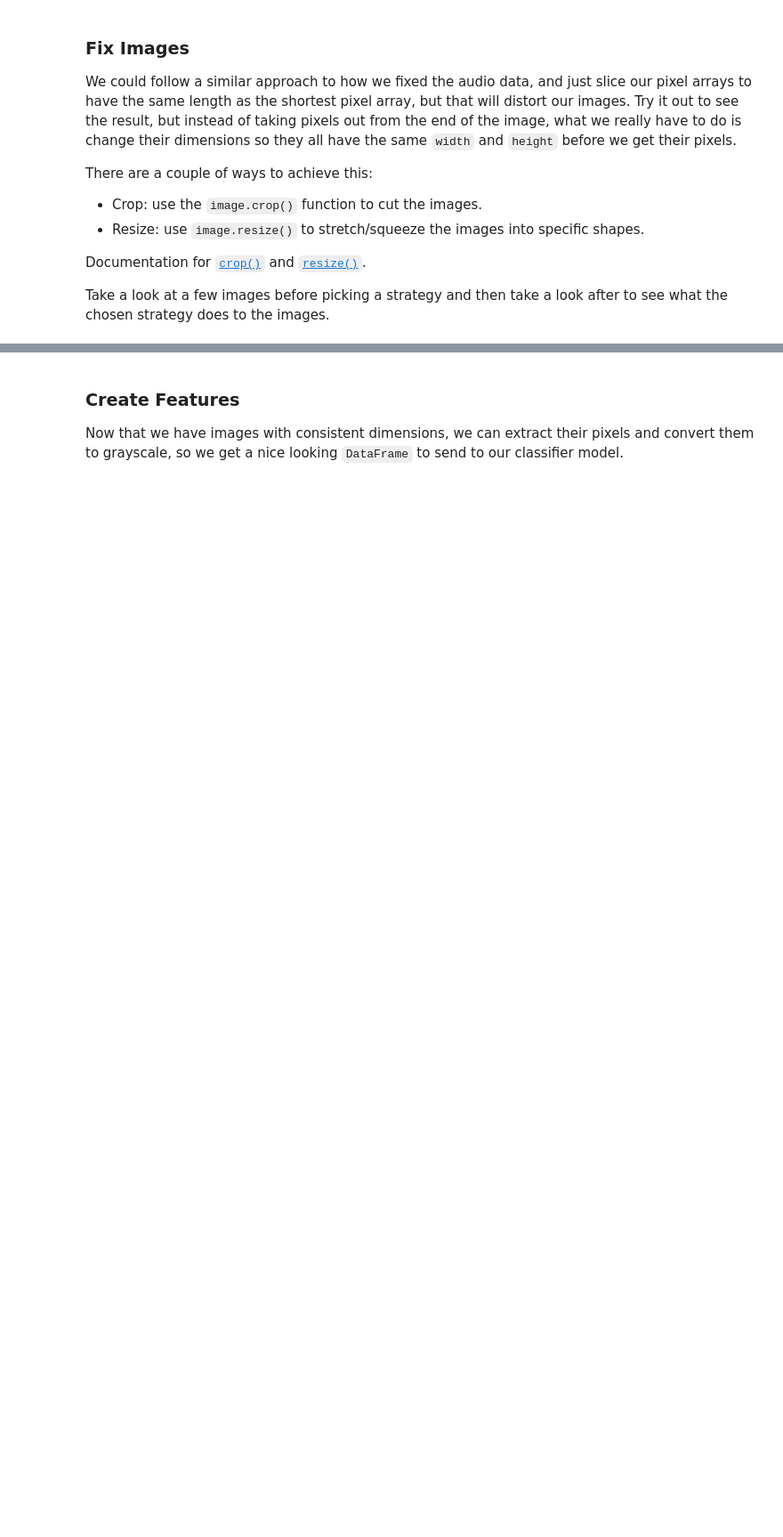
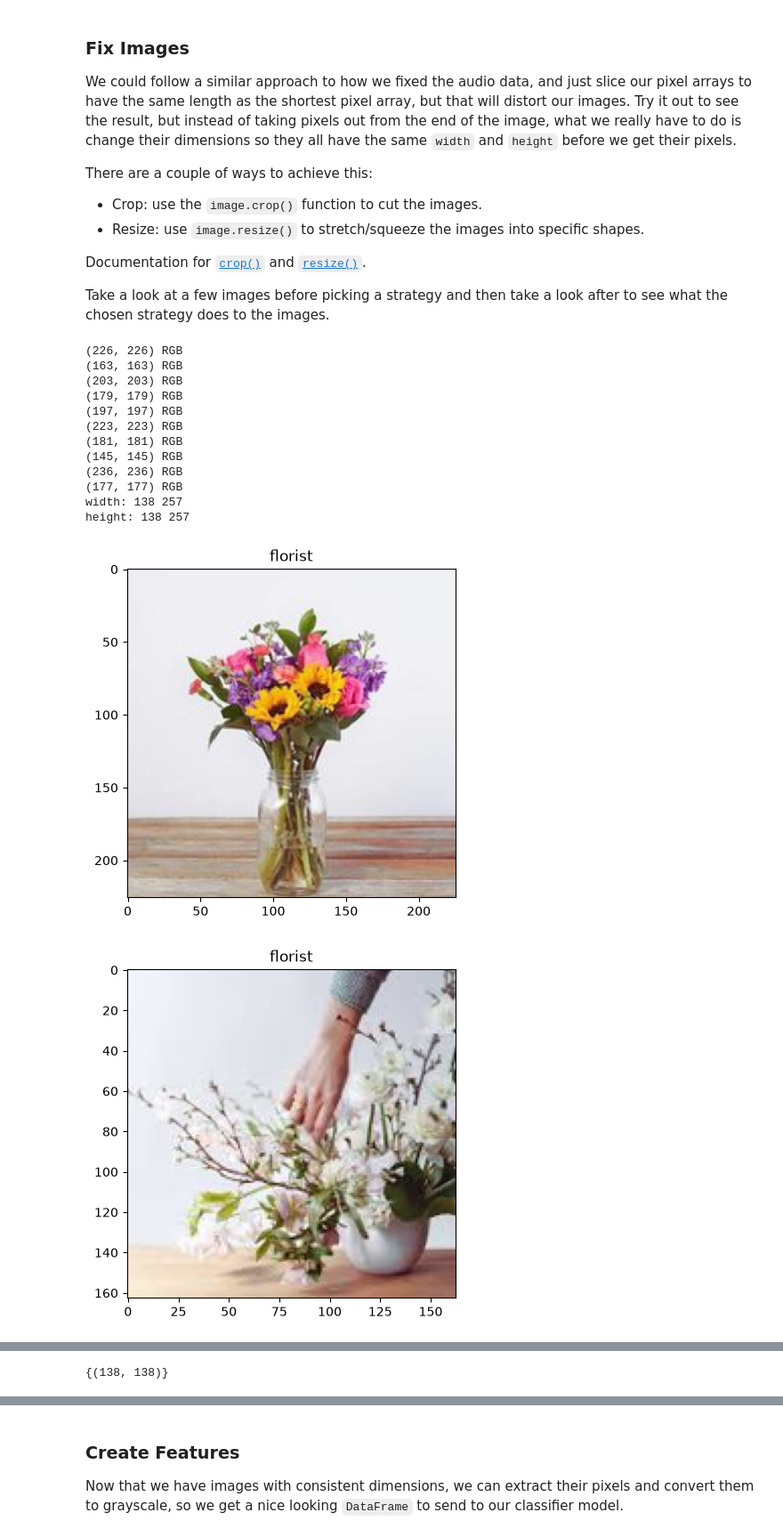
Before and after one commit to Tedesco-AI-ML-F2026/Homework06, a Jupyter notebook: Homework06A.ipynb, the cells around one changed output, grey strips where cells are left out. Shown at 89% size. Drawn from its saved outputs; the diff is of its cells as text; code cells hidden in the pictures; blank space fills up the shorter version.

```diff
--- a/Homework06A.ipynb
+++ b/Homework06A.ipynb
@@ -348,0 +378,19 @@ What did we get in the `imgs` variable ? How many records do we have ? How many
+# %%
+# for audio--> resize the images to the same width+height--> convert to grayscale
+# the smallest width and height across all images
+min_w = min(img.size[0] for img in imgs)
+min_h = min(img.size[1] for img in imgs)
+print(min_w, min_h)
+
+# grayscale ("L") and resize to the same size
+imgs_gray = []
+for img in imgs:
+    imgs_gray.append(img.convert("L").resize((min_w, min_h)))
+
+print(imgs_gray[0].size, imgs_gray[0].mode)
+
+imgs_pixels = [list(img.getdata()) for img in imgs_gray]
+
+imgs_df = pd.DataFrame(imgs_pixels)
+print(imgs_df.shape)
+print(imgs_df.isna().sum().sum())
@@ -381,0 +444,46 @@ Take a look at a few images before picking a strategy and then take a look after
+# %%
+# TODO: look at characteristics/dimensions of the images
+for img in imgs[:10]:
+    print(img.size, img.mode)
+
+widths = [img.size[0] for img in imgs]
+heights = [img.size[1] for img in imgs]
+print("width:", min(widths), max(widths))
+print("height:", min(heights), max(heights))
+
+# checking before changing anything
+for i in range(4):
+    plt.imshow(imgs[i])
+    plt.title(labels[i])
+    plt.show()
+
+# TODO: go through the images and make their dimensions consistent
+min_w = min(widths)
+min_h = min(heights)
+
+imgs_resized = []
+for img in imgs:
+    imgs_resized.append(img.resize((min_w, min_h)))
+
+print(set(img.size for img in imgs_resized))
+
+# TODO: look at some images
+for i in range(4):
+    plt.imshow(imgs_resized[i])
+    plt.title(labels[i])
+    plt.show()
+# %% [output]
+(226, 226) RGB
+(163, 163) RGB
+(203, 203) RGB
+(179, 179) RGB
+(197, 197) RGB
+(223, 223) RGB
+(181, 181) RGB
+(145, 145) RGB
+(236, 236) RGB
+(177, 177) RGB
+width: 138 257
+height: 138 257
+[figure, added]
+[figure, added]
@@ -381,0 +492 @@ Take a look at a few images before picking a strategy and then take a look after
+{(138, 138)}
```
Also changed, not shown: parts of 20 cells of this notebook, 1 other file.
